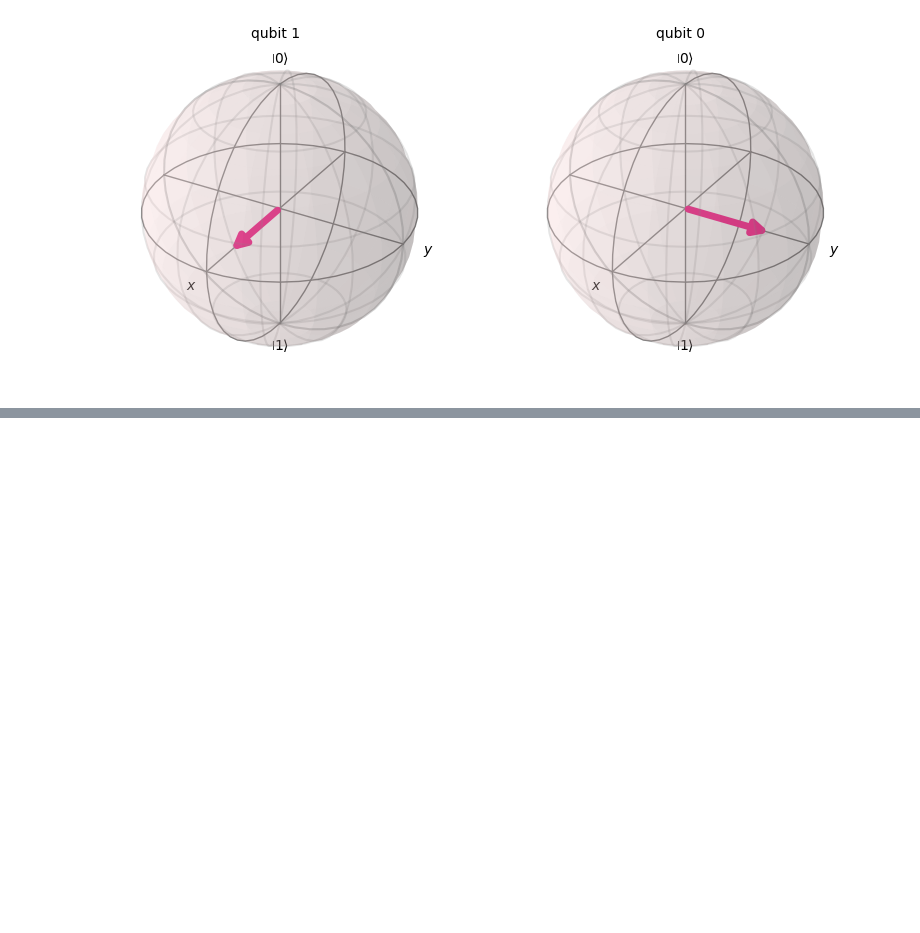
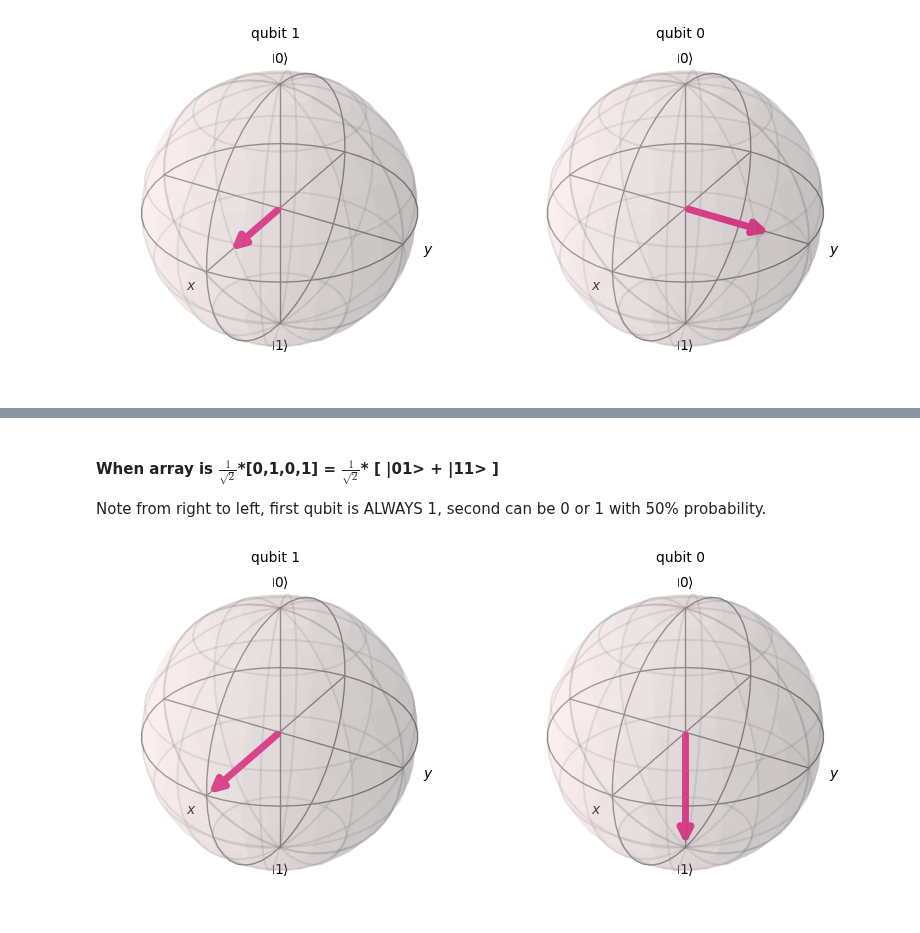
Before and after one commit to mrromaniuc/quantum-computing, a Jupyter notebook: IBMCertifiedAssociateDeveloperQiskit/09.3-Plot_a_Bloch_Multivector.ipynb, the cells around one changed output, grey strips where cells are left out. Cells and saved outputs as stored; diff of their text form; code cells hidden in the pictures; blank space fills up the shorter version.

```diff
--- a/IBMCertifiedAssociateDeveloperQiskit/09.3-Plot_a_Bloch_Multivector.ipynb
+++ b/IBMCertifiedAssociateDeveloperQiskit/09.3-Plot_a_Bloch_Multivector.ipynb
@@ -67,0 +103,12 @@ backend = provider.get_backend("ibmq_quito")
+# %% [markdown]
+#### When array is $\frac{1}{\sqrt{2}}$*[0,1,0,1] = $\frac{1}{\sqrt{2}}$* [ |01> + |11> ]
+Note from right to left, first qubit is ALWAYS 1, second can be 0 or 1 with 50% probability.
+# %%
+import numpy as np
+from qiskit.visualization import plot_bloch_multivector
+
+vector = 1/np.sqrt(2)*np.array([0, 1, 0, 1])
+
+plot_bloch_multivector(vector, reverse_bits=True)
+# %% [output]
+[figure, added]
```
Also changed, not shown: parts of 13 cells of this notebook.
